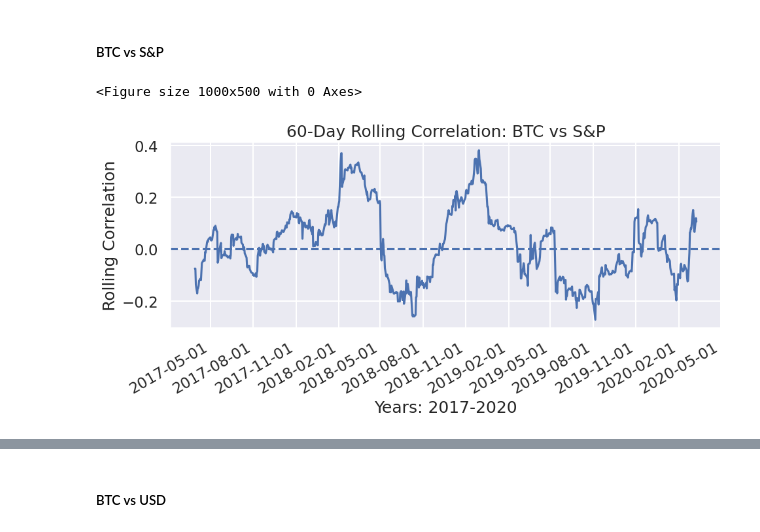
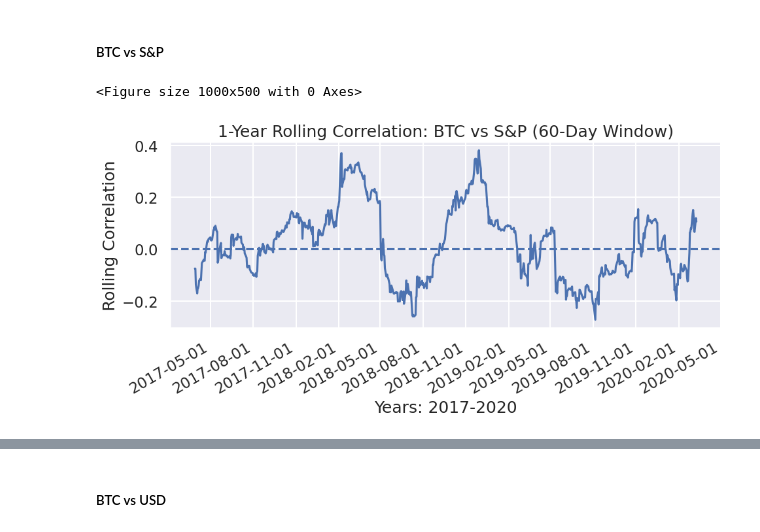
Before and after one commit to COGS108/Group110_WI26, a Jupyter notebook: 03-FinalProject.ipynb, the cells around one changed output, grey strips where cells are left out. Saved outputs shown, nothing was run; the diff lists cells and outputs as text; code cells hidden in the pictures.

```diff
--- a/03-FinalProject.ipynb
+++ b/03-FinalProject.ipynb
@@ -1255,27 +1257,27 @@ import matplotlib.dates as mdates #to be added to the code for the first rolling
 # %%
 window = 60
 df_pre["BTC vs S&P"] = (
     df_pre["btc_log_return"]
     .rolling(window)
     .corr(df_pre["s&p_log_return"])
 )
 
 plt.figure(figsize=(10,5))
 fig, ax = plt.subplots(figsize=(10, 5))
 df_pre['Date'] = pd.to_datetime(df_pre['Date'])
 
 ax.plot(df_pre['Date'], df_pre["BTC vs S&P"])
 ax.axhline(0, linestyle="--")
-ax.set_title("60-Day Rolling Correlation: BTC vs S&P")
+ax.set_title("1-Year Rolling Correlation: BTC vs S&P (60-Day Window)")
 ax.set_ylabel("Rolling Correlation")
 ax.set_xlabel("Years: 2017-2020")
 plt.gca().xaxis.set_major_locator(mdates.MonthLocator(interval=3))
 
 # Format the dates
 plt.gca().xaxis.set_major_formatter(mdates.DateFormatter('%Y-%m-%d'))
 plt.gcf().autofmt_xdate() # Rotation
 fig.tight_layout()
 plt.show()
 # %% [output]
 <Figure size 1000x500 with 0 Axes>
-[figure, old version]
+[figure, new version]
```
Also changed, not shown: parts of 43 cells of this notebook.
